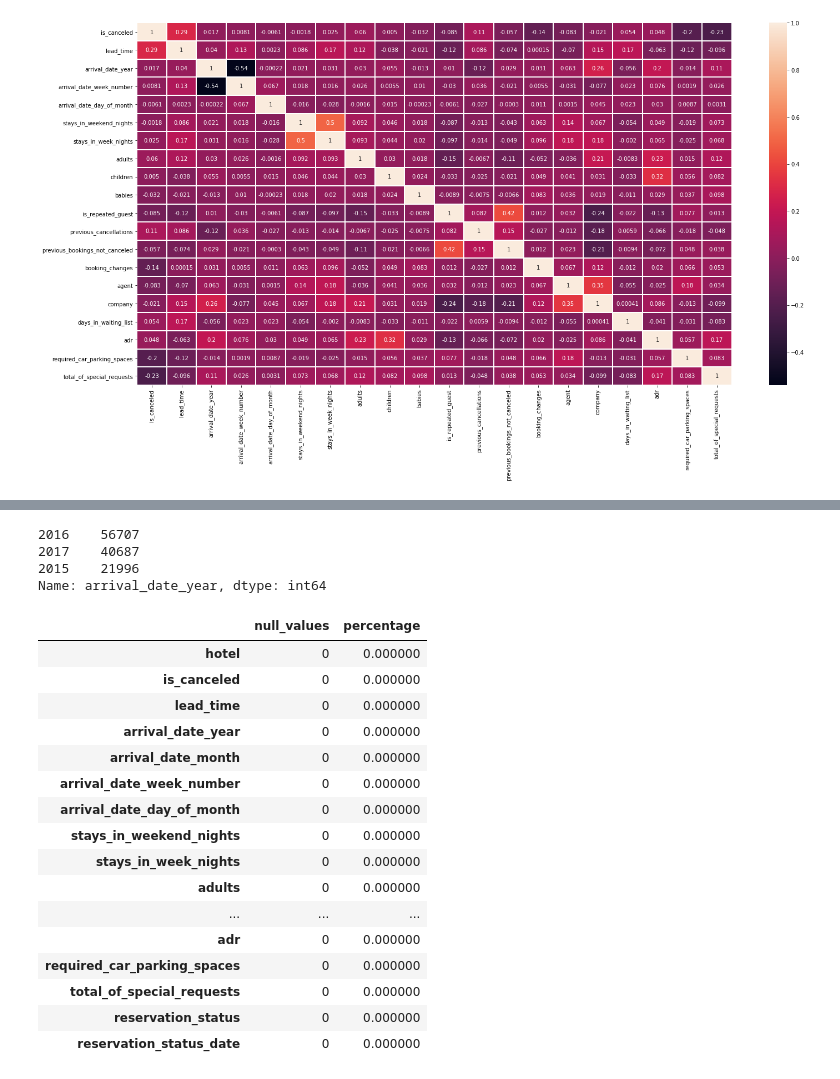
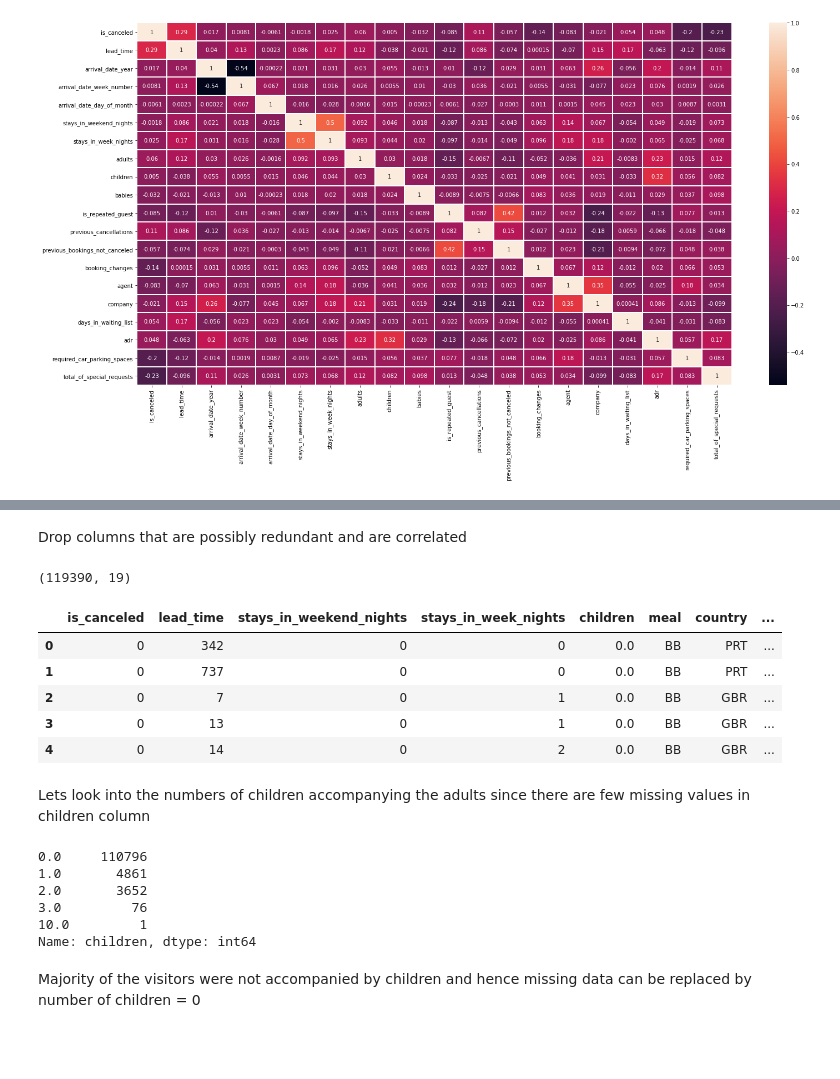
Before and after one commit to arunprsh/SageMaker-Data-Wrangler-L400-Workshop, a Jupyter notebook: hotel-booking.ipynb, the cells around one changed output, grey strips where cells are left out. Drawn from its saved outputs; the diff is of its cells as text; code cells hidden in the pictures; blank space fills up the shorter version.

```diff
--- a/hotel-booking.ipynb
+++ b/hotel-booking.ipynb
@@ -63,27 +80,44 @@ plt.show()
+# %% [markdown]
+Drop columns that are possibly redundant and are correlated
+# %%
+df.drop(['reservation_status',
+         'days_in_waiting_list',
+         'hotel',
+         'reserved_room_type',
+         'reservation_status_date',
+         'arrival_date_month',
+         'arrival_date_day_of_month',
+         'arrival_date_week_number',
+         'arrival_date_year',
+         'babies',
+         'adults',
+         'agent',
+         'company'],
+        axis=1,
+        inplace=True)
+# %%
+df.shape
+# %% [output]
+(119390, 19)
+# %%
+df.head()
+# %% [output]
+|  | is_canceled | lead_time | stays_in_weekend_nights | stays_in_week_nights | children | meal | country | ... |
+| 0 | 0 | 342 | 0 | 0 | 0.0 | BB | PRT | ... |
+| 1 | 0 | 737 | 0 | 0 | 0.0 | BB | PRT | ... |
+| 2 | 0 | 7 | 0 | 1 | 0.0 | BB | GBR | ... |
+| 3 | 0 | 13 | 0 | 1 | 0.0 | BB | GBR | ... |
+| 4 | 0 | 14 | 0 | 2 | 0.0 | BB | GBR | ... |
+# %% [markdown]
+Lets look into the numbers of children accompanying the adults since there are few missing values in children column
 # %%
-df['arrival_date_year'].value_counts()
+df.children.value_counts()
 # %% [output]
-2016    56707
-2017    40687
-2015    21996
-Name: arrival_date_year, dtype: int64
+0.0     110796
+1.0       4861
+2.0       3652
+3.0         76
+10.0         1
+Name: children, dtype: int64
-# %%
-pd.DataFrame({'null_values' : df.isna().sum(), 'percentage' : (df.isna().sum()) / (df.shape[0]) * (100)})
-# %% [output]
-|  | null_values | percentage |
-| hotel | 0 | 0.000000 |
-| is_canceled | 0 | 0.000000 |
-| lead_time | 0 | 0.000000 |
-| arrival_date_year | 0 | 0.000000 |
-| arrival_date_month | 0 | 0.000000 |
-| arrival_date_week_number | 0 | 0.000000 |
-| arrival_date_day_of_month | 0 | 0.000000 |
-| stays_in_weekend_nights | 0 | 0.000000 |
-| stays_in_week_nights | 0 | 0.000000 |
-| adults | 0 | 0.000000 |
-| ... | ... | ... |
-| adr | 0 | 0.000000 |
-| required_car_parking_spaces | 0 | 0.000000 |
-| total_of_special_requests | 0 | 0.000000 |
-| reservation_status | 0 | 0.000000 |
-| reservation_status_date | 0 | 0.000000 |
+# %% [markdown]
+Majority of the visitors were not accompanied by children and hence missing data can be replaced by number of children = 0
```
Also changed, not shown: parts of 28 cells of this notebook, 1 other file.
